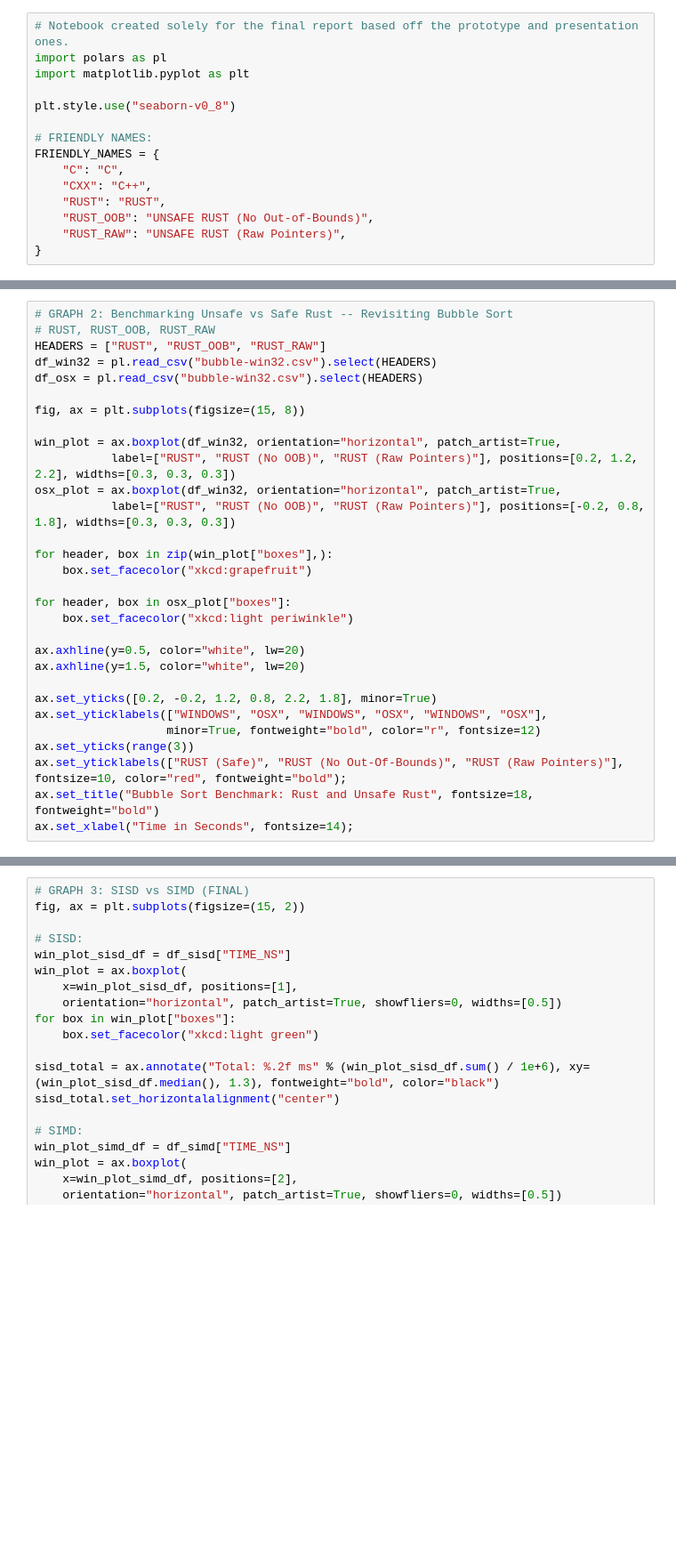
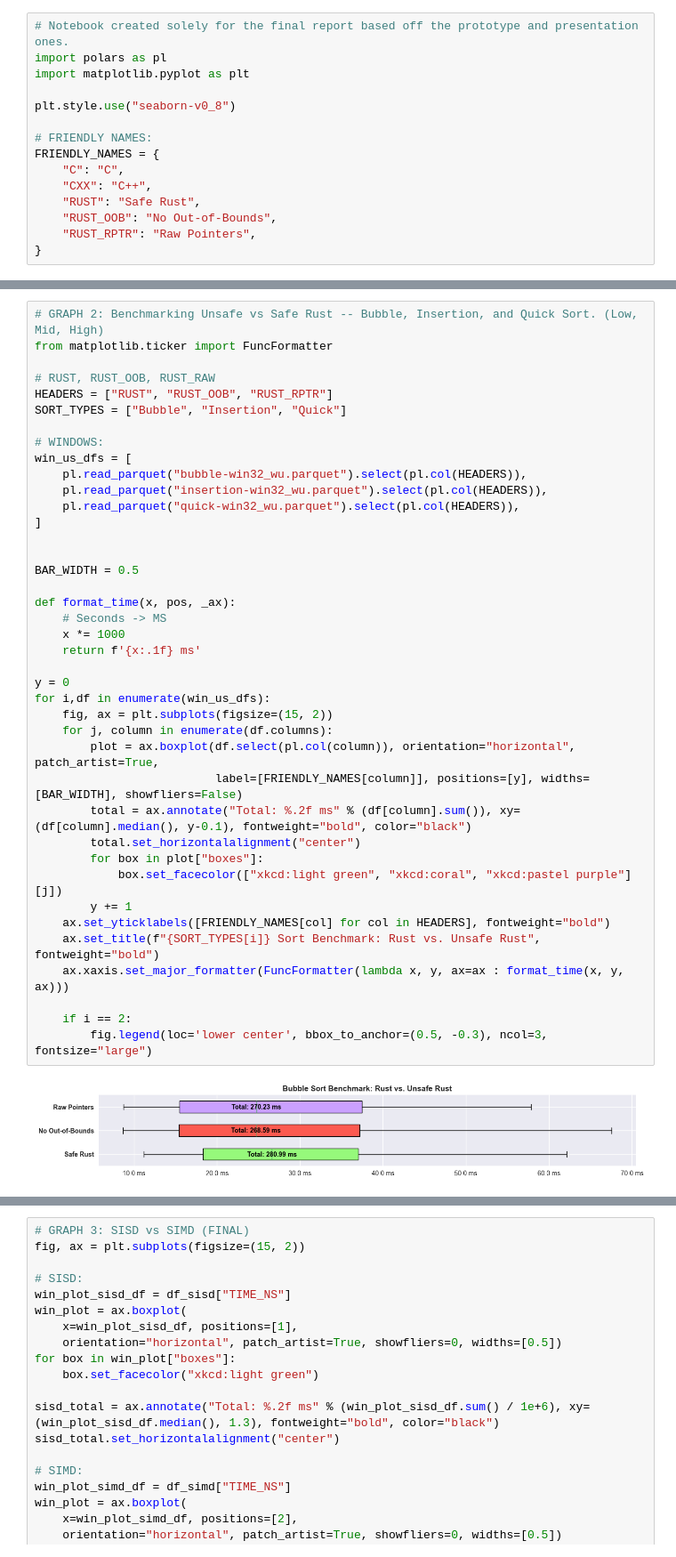
Before and after one commit to denmarkx/rust-performance-analysis, a Jupyter notebook: benchmark_data/final_report_notebook.ipynb, the cells around one changed output, grey strips where cells are left out. Shown at 89% size. Saved outputs shown, nothing was run; the diff lists cells and outputs as text; blank space fills up the shorter version.

```diff
--- a/benchmark_data/final_report_notebook.ipynb
+++ b/benchmark_data/final_report_notebook.ipynb
@@ -9,8 +9,8 @@ plt.style.use("seaborn-v0_8")
 FRIENDLY_NAMES = {
     "C": "C",
     "CXX": "C++",
-    "RUST": "RUST",
-    "RUST_OOB": "UNSAFE RUST (No Out-of-Bounds)",
-    "RUST_RAW": "UNSAFE RUST (Raw Pointers)",
+    "RUST": "Safe Rust",
+    "RUST_OOB": "No Out-of-Bounds",
+    "RUST_RPTR": "Raw Pointers",
 }
 # %%
@@ -46,30 +52,42 @@ FileNotFoundError: The system cannot find the file specified. (os error 2): sort
 # %%
-# GRAPH 2: Benchmarking Unsafe vs Safe Rust -- Revisiting Bubble Sort
+# GRAPH 2: Benchmarking Unsafe vs Safe Rust -- Bubble, Insertion, and Quick Sort. (Low, Mid, High)
+from matplotlib.ticker import FuncFormatter
+
 # RUST, RUST_OOB, RUST_RAW
-HEADERS = ["RUST", "RUST_OOB", "RUST_RAW"]
-df_win32 = pl.read_csv("bubble-win32.csv").select(HEADERS)
-df_osx = pl.read_csv("bubble-win32.csv").select(HEADERS)
+HEADERS = ["RUST", "RUST_OOB", "RUST_RPTR"]
+SORT_TYPES = ["Bubble", "Insertion", "Quick"]
 
-fig, ax = plt.subplots(figsize=(15, 8))
+# WINDOWS:
+win_us_dfs = [
+    pl.read_parquet("bubble-win32_wu.parquet").select(pl.col(HEADERS)),
+    pl.read_parquet("insertion-win32_wu.parquet").select(pl.col(HEADERS)),
+    pl.read_parquet("quick-win32_wu.parquet").select(pl.col(HEADERS)),
+]
 
-win_plot = ax.boxplot(df_win32, orientation="horizontal", patch_artist=True,
-           label=["RUST", "RUST (No OOB)", "RUST (Raw Pointers)"], positions=[0.2, 1.2, 2.2], widths=[0.3, 0.3, 0.3])
-osx_plot = ax.boxplot(df_win32, orientation="horizontal", patch_artist=True,
-           label=["RUST", "RUST (No OOB)", "RUST (Raw Pointers)"], positions=[-0.2, 0.8, 1.8], widths=[0.3, 0.3, 0.3])
 
-for header, box in zip(win_plot["boxes"],):
-    box.set_facecolor("xkcd:grapefruit")
+BAR_WIDTH = 0.5
 
-for header, box in osx_plot["boxes"]:
-    box.set_facecolor("xkcd:light periwinkle")
+def format_time(x, pos, _ax):
+    # Seconds -> MS
+    x *= 1000
+    return f'{x:.1f} ms'
 
-ax.axhline(y=0.5, color="white", lw=20)
-ax.axhline(y=1.5, color="white", lw=20)
+y = 0
+for i,df in enumerate(win_us_dfs):
+    fig, ax = plt.subplots(figsize=(15, 2))
+    for j, column in enumerate(df.columns):
+        plot = ax.boxplot(df.select(pl.col(column)), orientation="horizontal", patch_artist=True,
+                          label=[FRIENDLY_NAMES[column]], positions=[y], widths=[BAR_WIDTH], showfliers=False)
+        total = ax.annotate("Total: %.2f ms" % (df[column].sum()), xy=(df[column].median(), y-0.1), fontweight="bold", color="black")
+        total.set_horizontalalignment("center")
+        for box in plot["boxes"]:
+            box.set_facecolor(["xkcd:light green", "xkcd:coral", "xkcd:pastel purple"][j])
+        y += 1
+    ax.set_yticklabels([FRIENDLY_NAMES[col] for col in HEADERS], fontweight="bold")
+    ax.set_title(f"{SORT_TYPES[i]} Sort Benchmark: Rust vs. Unsafe Rust", fontweight="bold")
+    ax.xaxis.set_major_formatter(FuncFormatter(lambda x, y, ax=ax : format_time(x, y, ax)))
 
-ax.set_yticks([0.2, -0.2, 1.2, 0.8, 2.2, 1.8], minor=True)
-ax.set_yticklabels(["WINDOWS", "OSX", "WINDOWS", "OSX", "WINDOWS", "OSX"],
-                   minor=True, fontweight="bold", color="r", fontsize=12)
-ax.set_yticks(range(3))
-ax.set_yticklabels(["RUST (Safe)", "RUST (No Out-Of-Bounds)", "RUST (Raw Pointers)"], fontsize=10, color="red", fontweight="bold");
-ax.set_title("Bubble Sort Benchmark: Rust and Unsafe Rust", fontsize=18, fontweight="bold")
-ax.set_xlabel("Time in Seconds", fontsize=14);
+    if i == 2:
+        fig.legend(loc='lower center', bbox_to_anchor=(0.5, -0.3), ncol=3, fontsize="large")
+# %% [output]
+[figure, added]
```
Also changed, not shown: parts of 3 cells of this notebook, 8 other files.
